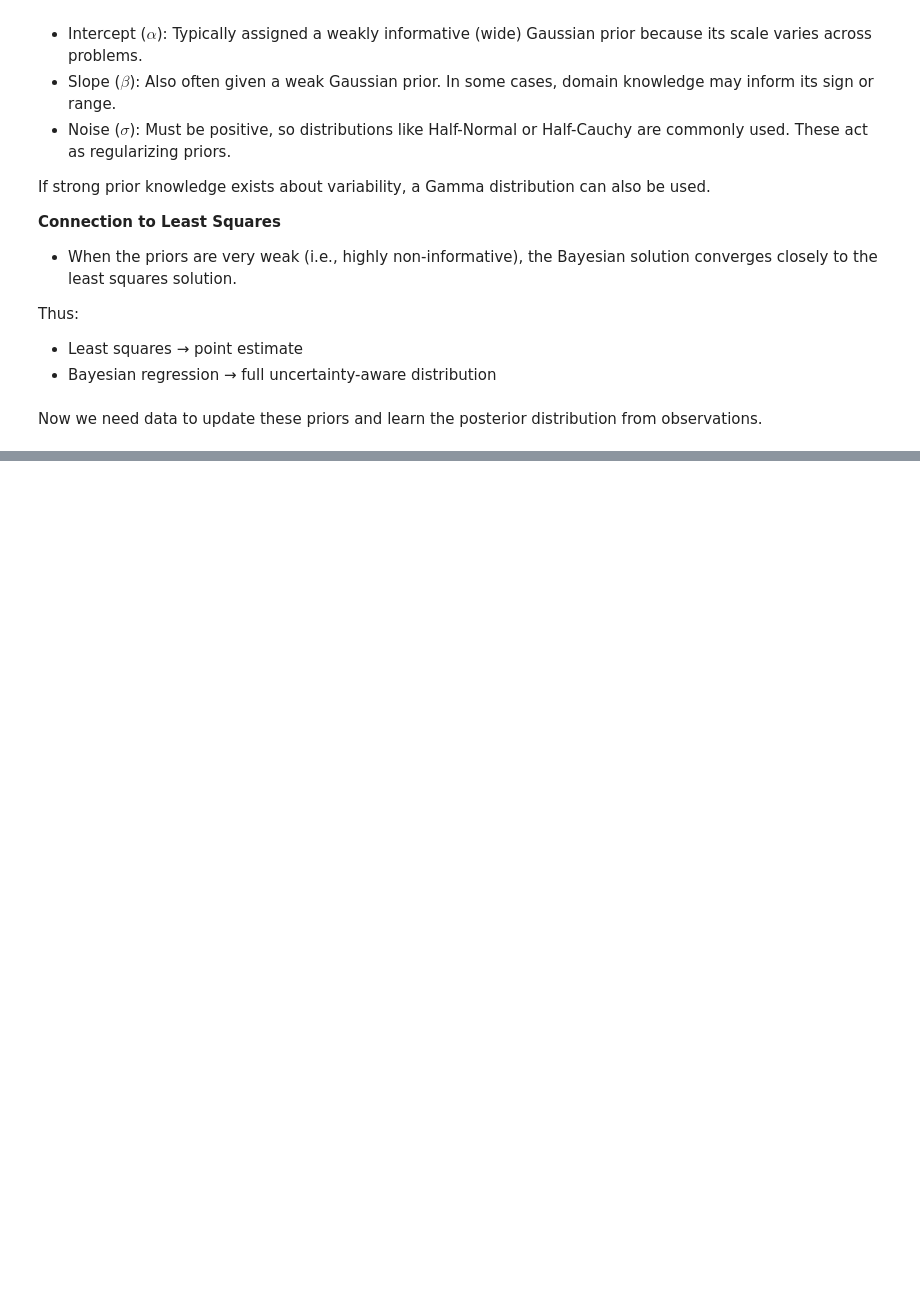
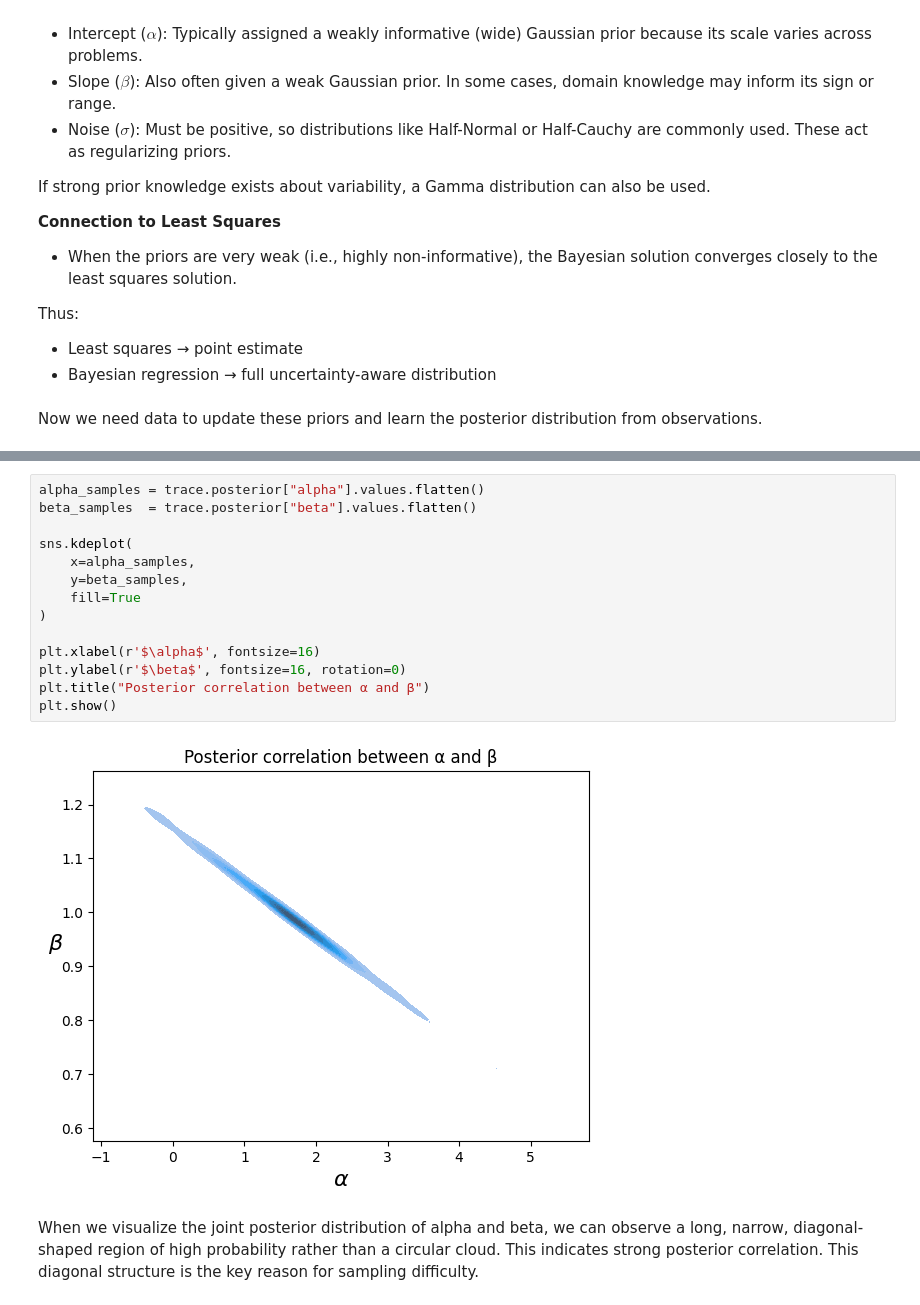
Before and after one commit to pridiltal/CM_4450_B21_Moodle, a Jupyter notebook: Python/Ch3-Bayesian_Modelling.ipynb, the cells around one changed output, grey strips where cells are left out. Cells and saved outputs as stored; diff of their text form; blank space fills up the shorter version.

```diff
--- a/Python/Ch3-Bayesian_Modelling.ipynb
+++ b/Python/Ch3-Bayesian_Modelling.ipynb
@@ -203,0 +478,19 @@ Now we need data to update these priors and learn the posterior distribution fro
+# %%
+alpha_samples = trace.posterior["alpha"].values.flatten()
+beta_samples  = trace.posterior["beta"].values.flatten()
+
+sns.kdeplot(
+    x=alpha_samples,
+    y=beta_samples,
+    fill=True
+)
+
+plt.xlabel(r'$\alpha$', fontsize=16)
+plt.ylabel(r'$\beta$', fontsize=16, rotation=0)
+plt.title("Posterior correlation between α and β")
+plt.show()
+# %% [output]
+[figure, added]
+# %% [markdown]
+When we visualize the joint posterior distribution of alpha and beta, we can observe a long, narrow, diagonal-shaped region of high probability
+rather than a circular cloud. This indicates strong posterior correlation. This diagonal structure is the key reason for sampling difficulty.
```
Also changed, not shown: parts of 47 cells of this notebook, 3 other files.
